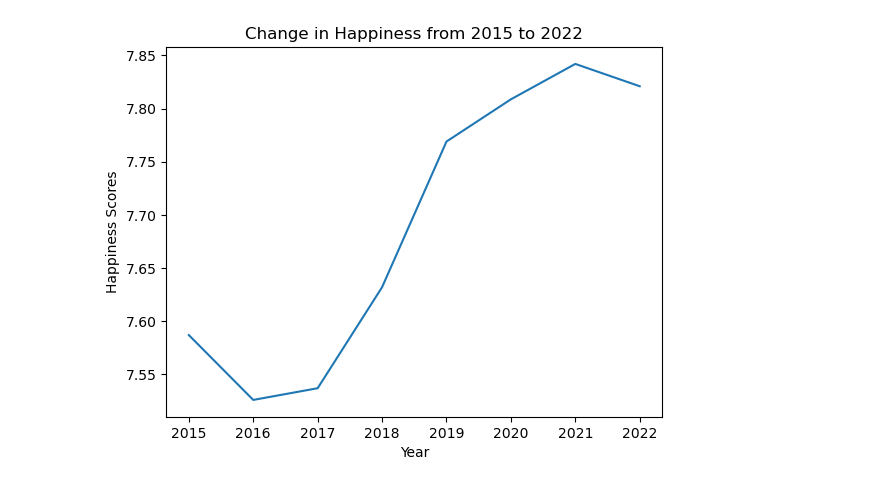
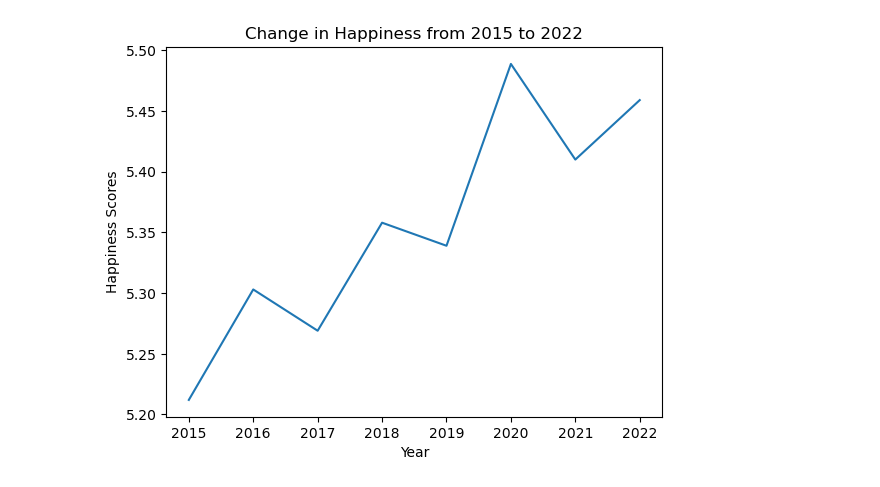
Before and after one commit to zadkhan/BigData_FinalProject, a Jupyter notebook: happy_covid.ipynb, the cells around one changed output. Drawn from its saved outputs; the diff is of its cells as text; code cells hidden in the pictures.

```diff
--- a/happy_covid.ipynb
+++ b/happy_covid.ipynb
@@ -125,7 +179,7 @@ def plot_country(happiness_scores):
     plt.title('Change in Happiness from 2015 to 2022')
     plt.show()
 # %%
-scores = get_happiness_scores("Finland")
+scores = get_happiness_scores("Russia")
 plot_country(scores)
 # %% [output]
-[figure, old version]
+[figure, new version]
```
Also changed, not shown: parts of 15 cells of this notebook, 1 other file.
